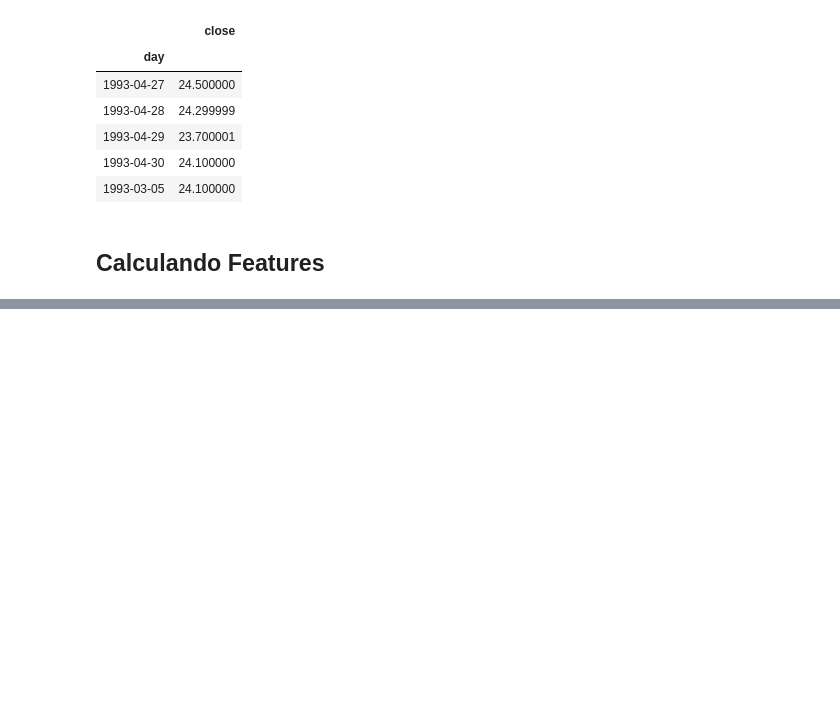
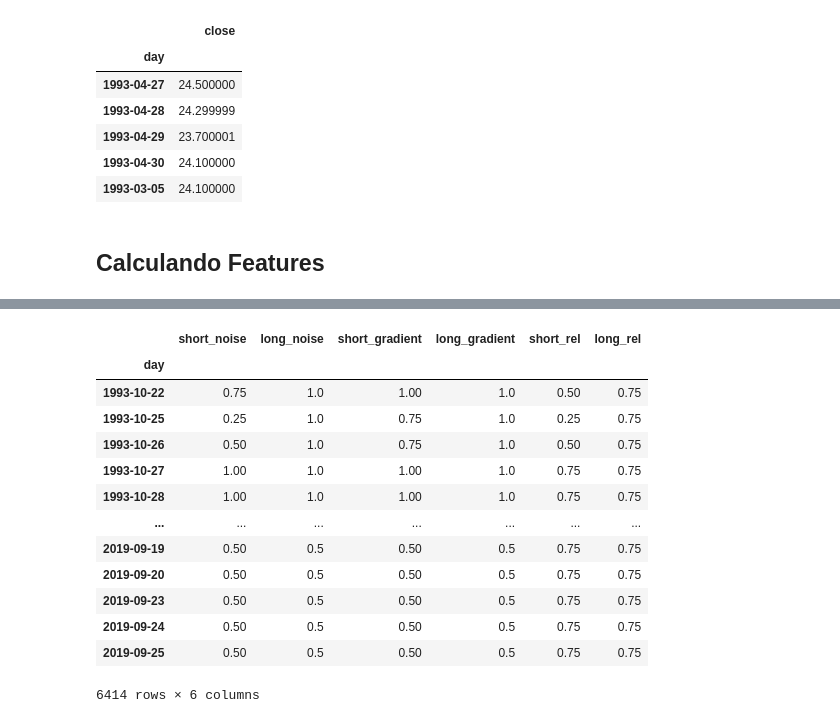
Before and after one commit to E-Trindade/complex_networks-bvsp, a Jupyter notebook: Ep2.ipynb, the cells around one changed output, grey strips where cells are left out. Drawn from its saved outputs; the diff is of its cells as text; code cells hidden in the pictures; blank space fills up the shorter version.

```diff
--- a/Ep2.ipynb
+++ b/Ep2.ipynb
@@ -74,0 +116,29 @@ bvsp[123:].head(15)
+# %%
+def _discretize(x, reach, bins):
+        for bi in bins[:-1]:
+            if x < bi + reach: return bi
+
+        return bins[-1]
+
+def discretize(f, step, min=0, max=1):
+    reach = step / 2
+    bins = np.arange(min, max + step, step)
+    return f.apply(lambda x: _discretize(x, reach, bins))
+
+df_disc = df_norm.apply(lambda col: discretize(col, 0.25))
+df_disc
+# %% [output]
+|  | short_noise | long_noise | short_gradient | long_gradient | short_rel | long_rel |
+| day |  |  |  |  |  |  |
+| 1993-10-22 | 0.75 | 1.0 | 1.00 | 1.0 | 0.50 | 0.75 |
+| 1993-10-25 | 0.25 | 1.0 | 0.75 | 1.0 | 0.25 | 0.75 |
+| 1993-10-26 | 0.50 | 1.0 | 0.75 | 1.0 | 0.50 | 0.75 |
+| 1993-10-27 | 1.00 | 1.0 | 1.00 | 1.0 | 0.75 | 0.75 |
+| 1993-10-28 | 1.00 | 1.0 | 1.00 | 1.0 | 0.75 | 0.75 |
+| ... | ... | ... | ... | ... | ... | ... |
+| 2019-09-19 | 0.50 | 0.5 | 0.50 | 0.5 | 0.75 | 0.75 |
+| 2019-09-20 | 0.50 | 0.5 | 0.50 | 0.5 | 0.75 | 0.75 |
+| 2019-09-23 | 0.50 | 0.5 | 0.50 | 0.5 | 0.75 | 0.75 |
+| 2019-09-24 | 0.50 | 0.5 | 0.50 | 0.5 | 0.75 | 0.75 |
+| 2019-09-25 | 0.50 | 0.5 | 0.50 | 0.5 | 0.75 | 0.75 |
+6414 rows × 6 columns
```
Also changed, not shown: parts of 8 cells of this notebook.
